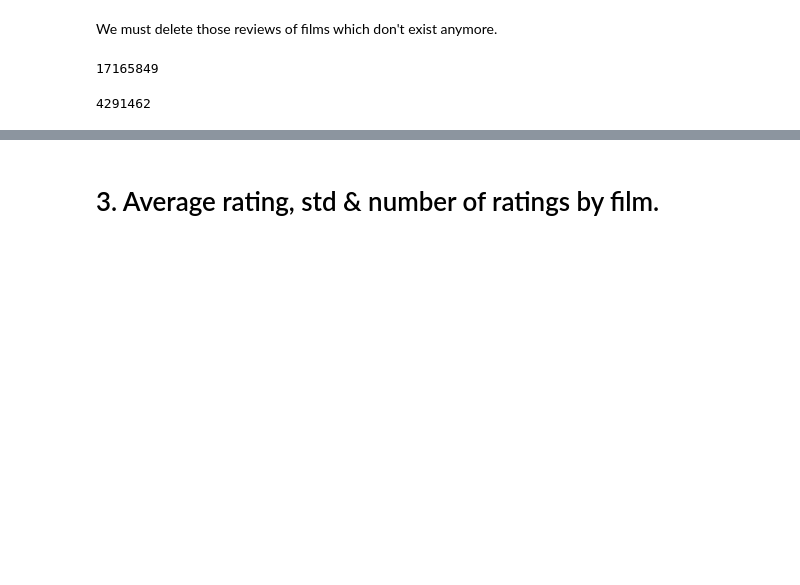
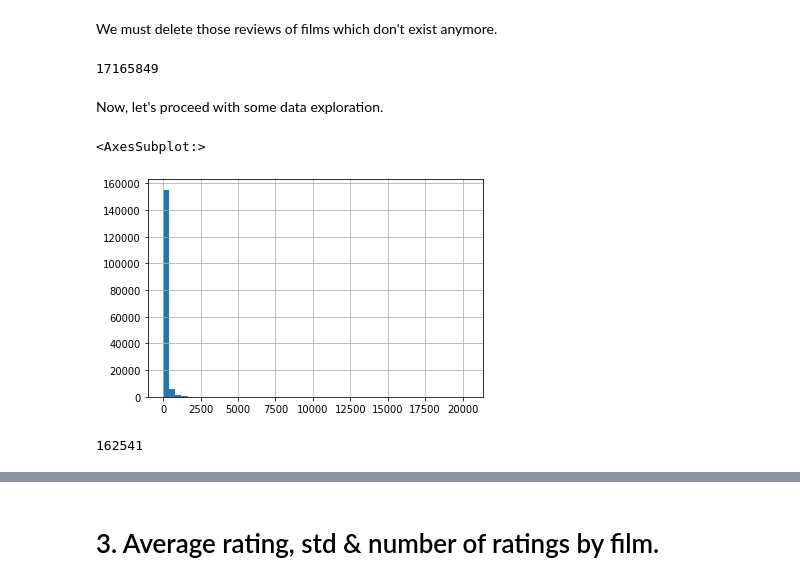
Before and after one commit to imarcosenciso/movie-suggester, a Jupyter notebook: Data/data_preprocessing.ipynb, the cells around one changed output, grey strips where cells are left out. Cells and saved outputs as stored; diff of their text form; code cells hidden in the pictures; blank space fills up the shorter version.

Commit message:
final changes to ratings

```diff
--- a/Data/data_preprocessing.ipynb
+++ b/Data/data_preprocessing.ipynb
@@ -341,17 +341,3 @@ df_rt.head(5)
 df_rt.shape[0] # 25.000.095 ratings
 # %% [output]
 25000095
-# %%
-# Added to skip reading datasets when executing all cells.
-try:
-    df_main
-except NameError:
-    var_exists = False
-else:
-    var_exists = True
-
-
-if not var_exists:
-    df_films = pd.read_json("datasets/final/movies_final.json", orient="records")
-else:
-    df_films = df_main
@@ -376,10 +353,12 @@ df_main = df_rt[df_rt['movieId'].isin(df_films['movieId'])]
 df_main.shape[0] # 17.165.849
 # %% [output]
 17165849
-# %%
-# Due to computational constraints, the number of reviews will be further reduced to 25%.
-df_main = df_main.sample(frac=0.25)
-# %%
-df_main.shape[0]
-# %% [output]
-4291462
+# %% [markdown]
+Now, let's proceed with some data exploration.
+# %%
+ratings_per_user = df_main.groupby('userId')['movieId'].count()
+
+ratings_per_user.hist(bins=50)
+# %% [output]
+<AxesSubplot:>
+[figure, added]
@@ -385,0 +368,4 @@ df_main.shape[0]
+# %%
+ratings_per_user.shape[0] # 162.541 users
+# %% [output]
+162541
```
Also changed, not shown: parts of 37 cells of this notebook.
